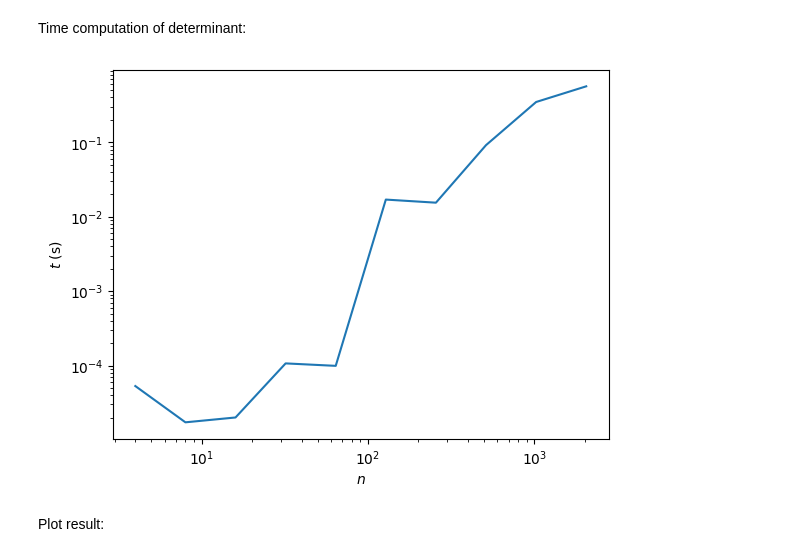
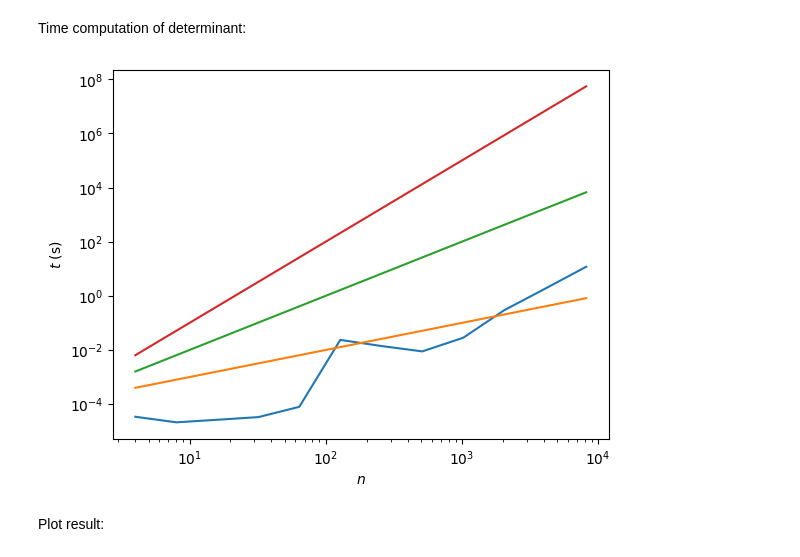
Before and after one commit to differental/PartIA-Computing-Michaelmas, a Jupyter notebook: Exercises/11 Exercises.ipynb, the cells around one changed output. Saved outputs shown, nothing was run; the diff lists cells and outputs as text; code cells hidden in the pictures.

```diff
--- a/Exercises/11 Exercises.ipynb
+++ b/Exercises/11 Exercises.ipynb
@@ -120,23 +125,27 @@ Time computation of determinant:
 # %%
 import numpy as np
 import matplotlib.pyplot as plt
 
 # Create array of problem sizes we want to test (powers of 2)
-N = 2**np.arange(2, 12)
+N = 2**np.arange(2, 14)
 
 times = []
 
 for item in N:
     A = np.random.rand(item, item)
     t = %timeit -q -n4 -r1 -o np.linalg.slogdet(A)
     times.append(t.best)
 
 plt.loglog(N, times)
+plt.loglog(N, 1e-4*N)
+plt.loglog(N, 1e-4*N**2)
+plt.loglog(N, 1e-4*N**3)
+
 plt.xlabel('$n$')
 plt.ylabel('$t$ (s)')
 plt.show()
 # %% [output]
-[figure, old version]
+[figure, new version]
 # %% [markdown]
 Plot result:
 # %%
```
Also changed, not shown: parts of 2 cells of this notebook, 1 other file.
